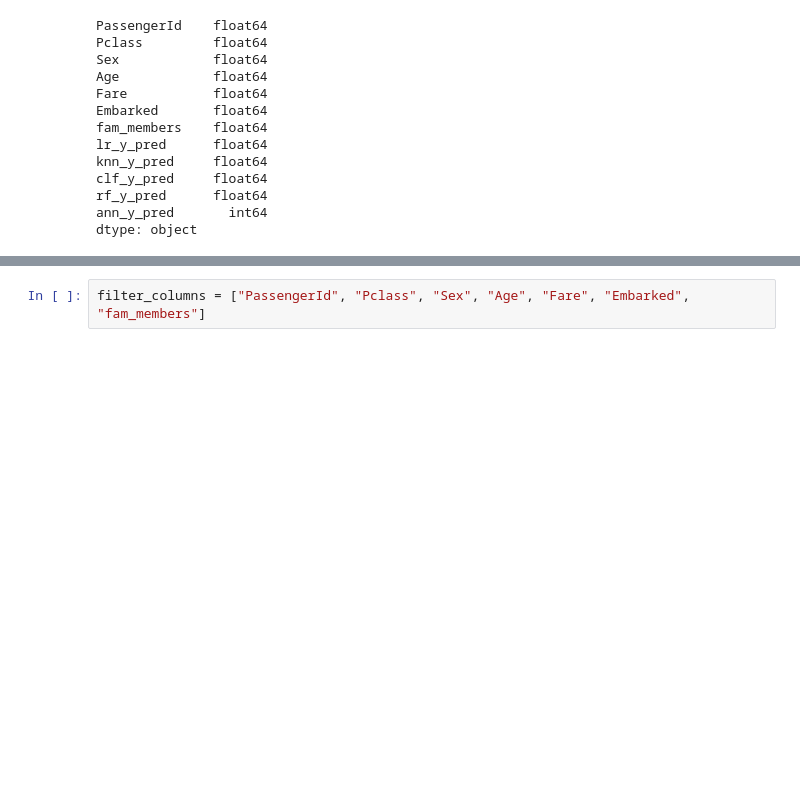
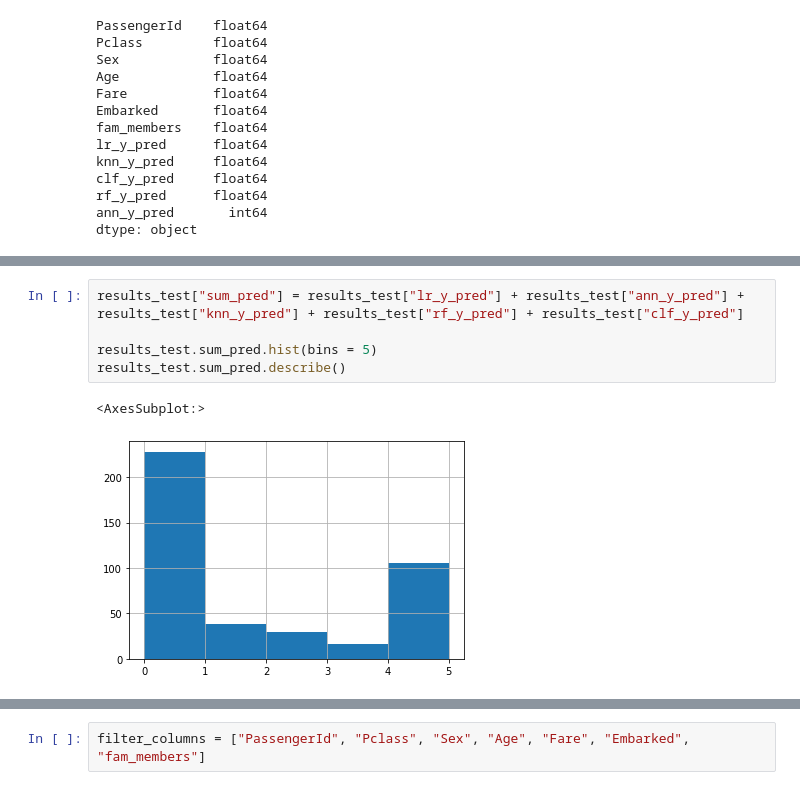
Before and after one commit to patRyserWelch8/KaggleTitanic, a Jupyter notebook: titanic.ipynb, the cells around one changed output, grey strips where cells are left out. Saved outputs shown, nothing was run; the diff lists cells and outputs as text; blank space fills up the shorter version.

```diff
--- a/titanic.ipynb
+++ b/titanic.ipynb
@@ -4024,3 +4025,11 @@ results_test.filter_columns]
 | 416 | 1308.0 | 0.0 | 0.0 | 0.0 | 0.0 | 0 |
 | 417 | 1309.0 | 0.0 | 0.0 | 0.0 | 1.0 | 0 |
 418 rows × 6 columns
+# %%
+results_test["sum_pred"] = results_test["lr_y_pred"] + results_test["ann_y_pred"] + results_test["knn_y_pred"] + results_test["rf_y_pred"] + results_test["clf_y_pred"]
+
+results_test.sum_pred.hist(bins = 5)
+results_test.sum_pred.describe()
+# %% [output]
+<AxesSubplot:>
+[figure, added]
```
Also changed, not shown: parts of 25 cells of this notebook.
